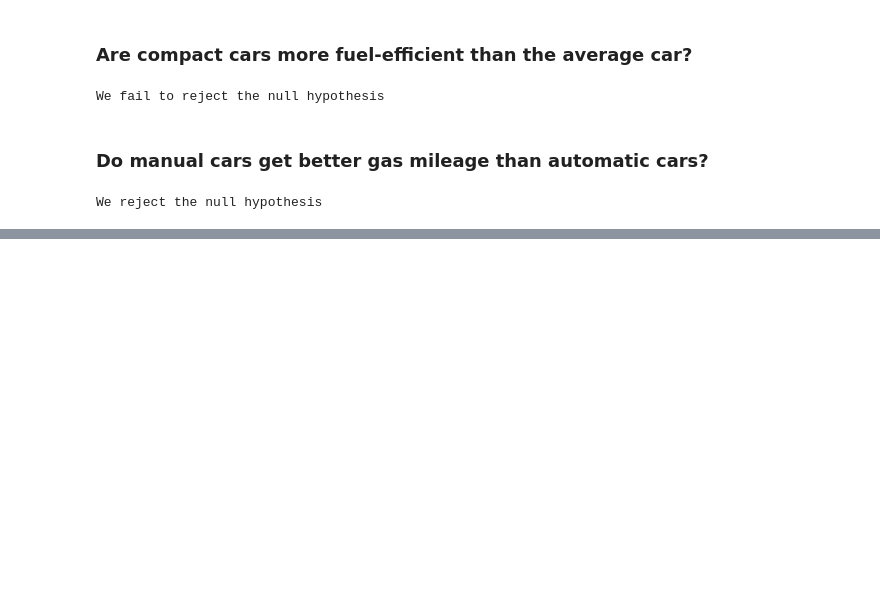
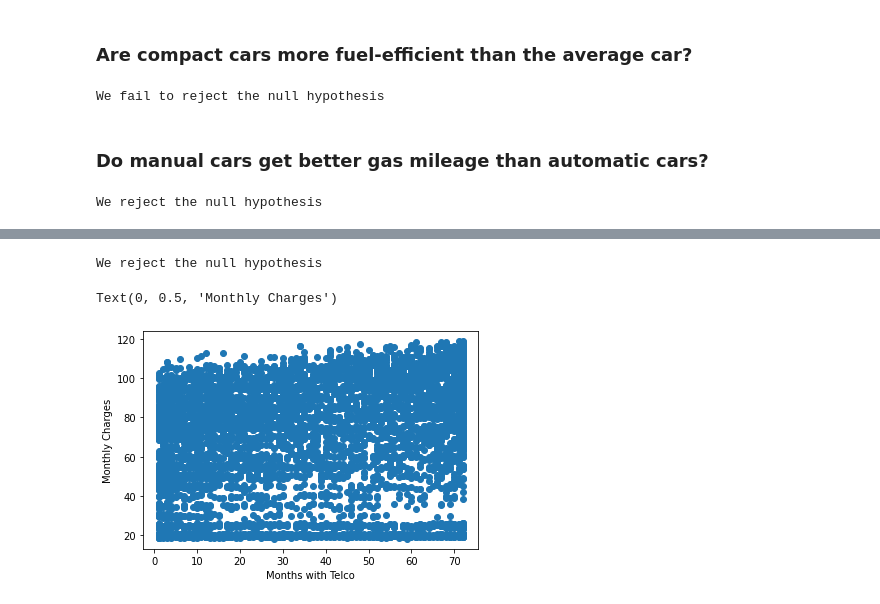
Before and after one commit to JeanetteSchulz/statistics-exercises, a Jupyter notebook: hypothesis_testing.ipynb, the cells around one changed output, grey strips where cells are left out. Saved outputs shown, nothing was run; the diff lists cells and outputs as text; code cells hidden in the pictures; blank space fills up the shorter version.

```diff
--- a/hypothesis_testing.ipynb
+++ b/hypothesis_testing.ipynb
@@ -221,0 +251,8 @@ We reject the null hypothesis
+# %%
+telco = pd.read_csv("telco_churn.csv")
+
+# drop nulls
+telco = telco.dropna()
+
+#view data frame
+telco.head()
@@ -221,0 +267,20 @@ We reject the null hypothesis
+# %%
+# I have no idea what I'm doing~
+corr, p = stats.pearsonr(telco.tenure, telco.MonthlyCharges)
+
+corr , p
+
+if p < alpha:
+    print(bcolors.OKGREEN + "We reject the null hypothesis" + bcolors.ENDC)
+
+else:
+    print(bcolors.FAIL + "We fail to reject the null hypothesis" + bcolors.ENDC)
+# %% [output]
+We reject the null hypothesis
+# %%
+plt.scatter(telco.tenure,telco.MonthlyCharges)
+plt.xlabel("Months with Telco")
+plt.ylabel("Monthly Charges")
+# %% [output]
+Text(0, 0.5, 'Monthly Charges')
+[figure, added]
```
Also changed, not shown: parts of 49 cells of this notebook.
